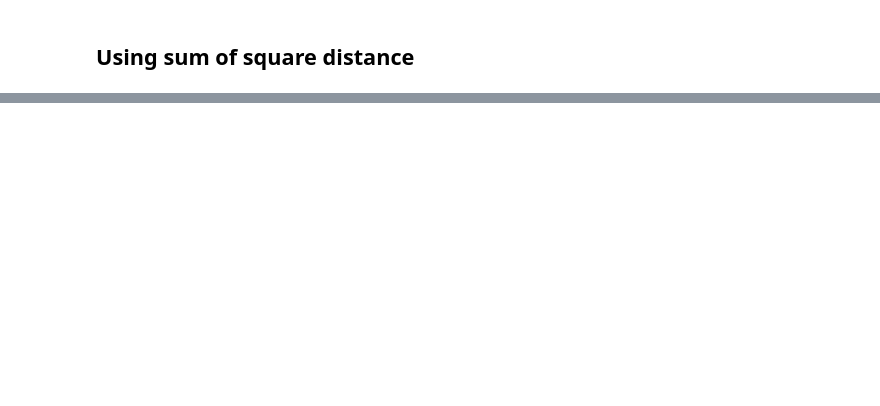
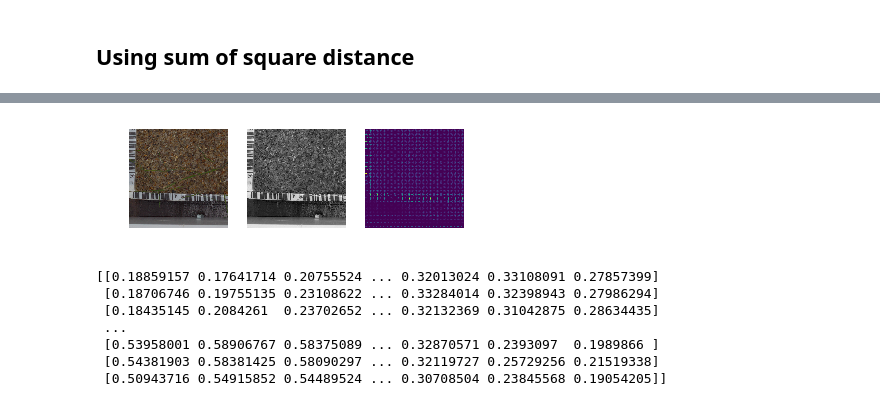
Before and after one commit to shuoenchang/CCU-Computer_Vision, a Jupyter notebook: HW1/HW1.ipynb, the cells around one changed output, grey strips where cells are left out. Drawn from its saved outputs; the diff is of its cells as text; code cells hidden in the pictures; blank space fills up the shorter version.

```diff
--- a/HW1/HW1.ipynb
+++ b/HW1/HW1.ipynb
@@ -127,0 +133,6 @@ test[['file', 'species']].to_csv('submission_SSD.csv', index=False)
+# %%
+train['grayscale'] = ""
+train['hog_image'] = ""
+for i in tqdm(range(len(train))):
+    train['grayscale'][i] = rgb2gray(train['data'][i])
+    normalised_blocks, train['hog_image'][i] = hog(train['grayscale'][i], orientations=9, pixels_per_cell=(8, 8), cells_per_block=(8, 8), visualise=True)
@@ -127,0 +143,21 @@ test[['file', 'species']].to_csv('submission_SSD.csv', index=False)
+# %%
+plt.subplot(1,3,1)
+plt.imshow(train['data'][10])
+plt.axis('off')
+plt.subplot(1,3,2)
+plt.imshow(train['grayscale'][10], cmap=plt.cm.gray)
+plt.axis('off')
+plt.subplot(1,3,3)
+plt.imshow(train['hog_image'][10])
+plt.axis('off')
+plt.show()
+print(train['grayscale'][0])
+# %% [output]
+[figure, added]
+[[0.18859157 0.17641714 0.20755524 ... 0.32013024 0.33108091 0.27857399]
+ [0.18706746 0.19755135 0.23108622 ... 0.33284014 0.32398943 0.27986294]
+ [0.18435145 0.2084261  0.23702652 ... 0.32132369 0.31042875 0.28634435]
+ ...
+ [0.53958001 0.58906767 0.58375089 ... 0.32870571 0.2393097  0.1989866 ]
+ [0.54381903 0.58381425 0.58090297 ... 0.32119727 0.25729256 0.21519338]
+ [0.50943716 0.54915852 0.54489524 ... 0.30708504 0.23845568 0.19054205]]
```
Also changed, not shown: parts of 7 cells of this notebook, 1 other file.
